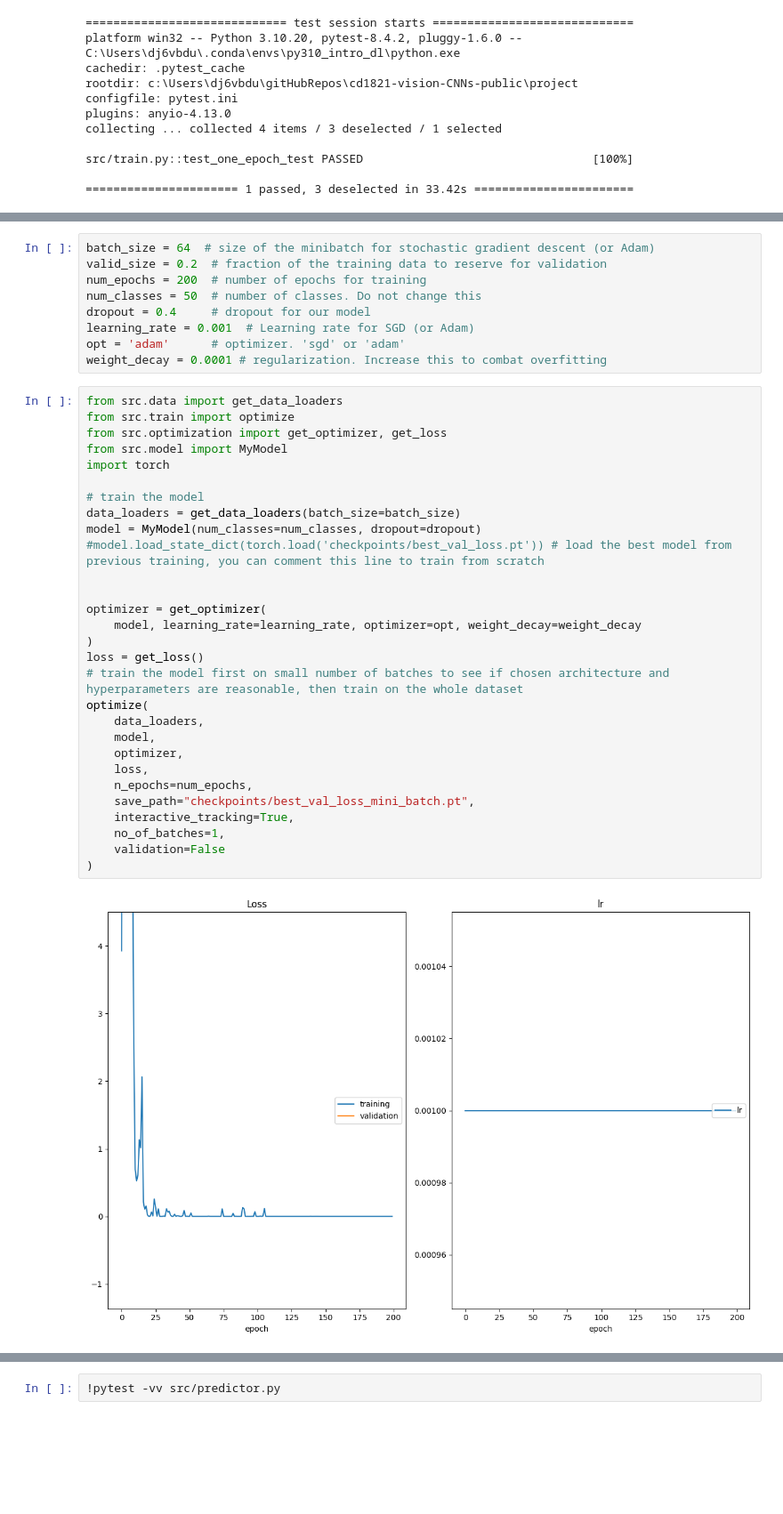
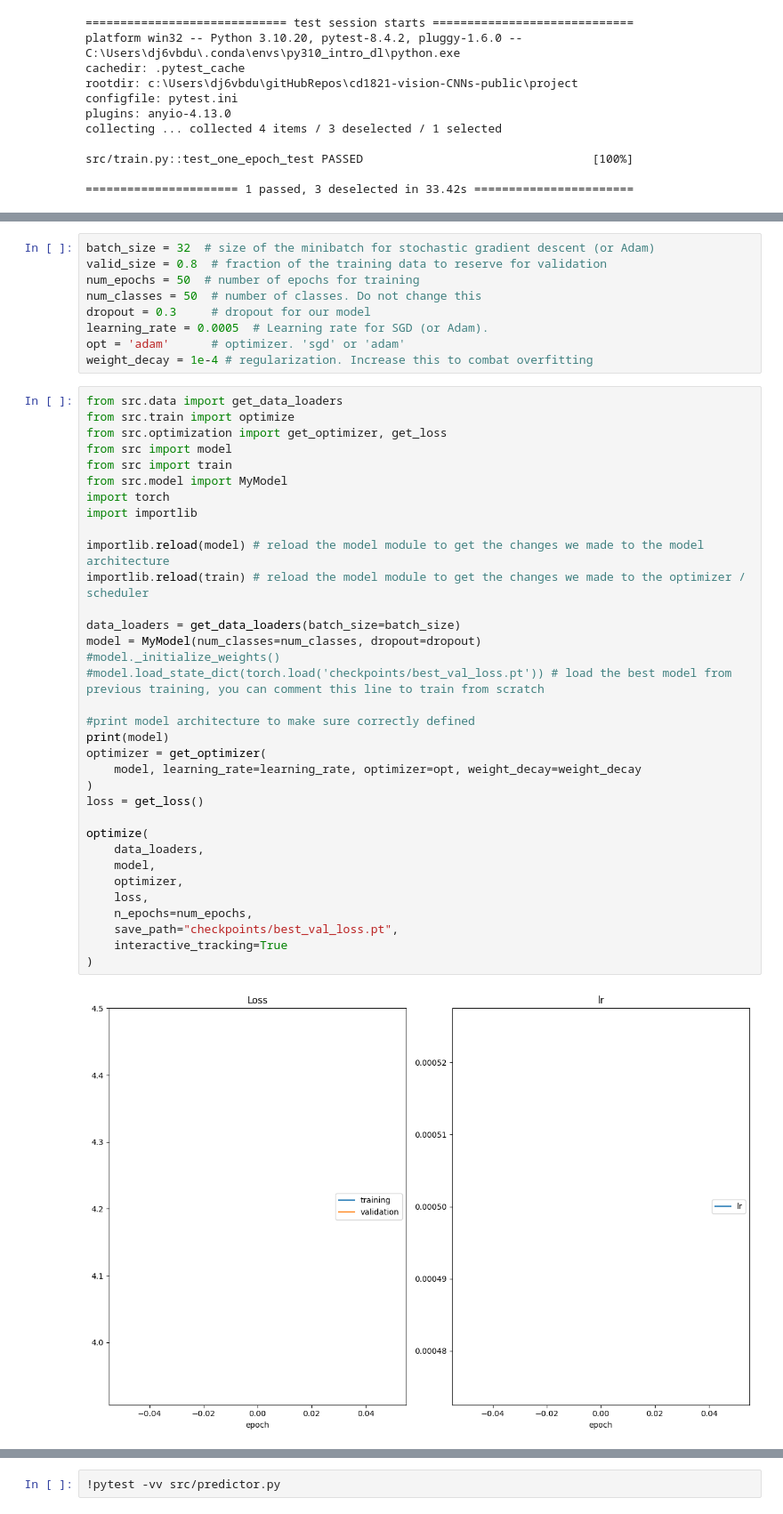
Before and after one commit to sam-khatab/cd1821-vision-CNNs-public, a Jupyter notebook: project/Project_Landmarks_Part1_CNNfromScratch__starter.ipynb, the cells around one changed output, grey strips where cells are left out. Shown at 89% size. Cells and saved outputs as stored; diff of their text form; blank space fills up the shorter version.

Commit message:
Updated model architecture used in part I

```diff
--- a/project/Project_Landmarks_Part1_CNNfromScratch__starter.ipynb
+++ b/project/Project_Landmarks_Part1_CNNfromScratch__starter.ipynb
@@ -323,42 +326,47 @@ Alright, good job getting here! Now it's time to see if all our hard work pays o
 
 Let's start by defining a few hyperparameters. Feel free to experiment with different values and try to optimize your model:
 # %%
-batch_size = 64  # size of the minibatch for stochastic gradient descent (or Adam)
-valid_size = 0.2  # fraction of the training data to reserve for validation
-num_epochs = 200  # number of epochs for training
+batch_size = 32  # size of the minibatch for stochastic gradient descent (or Adam)
+valid_size = 0.8  # fraction of the training data to reserve for validation
+num_epochs = 50  # number of epochs for training
 num_classes = 50  # number of classes. Do not change this
-dropout = 0.4     # dropout for our model
-learning_rate = 0.001  # Learning rate for SGD (or Adam)
+dropout = 0.3     # dropout for our model
+learning_rate = 0.0005  # Learning rate for SGD (or Adam).
 opt = 'adam'      # optimizer. 'sgd' or 'adam'
-weight_decay = 0.0001 # regularization. Increase this to combat overfitting
+weight_decay = 1e-4 # regularization. Increase this to combat overfitting
 # %%
 from src.data import get_data_loaders
 from src.train import optimize
 from src.optimization import get_optimizer, get_loss
+from src import model
+from src import train
 from src.model import MyModel
 import torch
+import importlib
 
-# train the model
+importlib.reload(model) # reload the model module to get the changes we made to the model architecture
+importlib.reload(train) # reload the model module to get the changes we made to the optimizer / scheduler
+
 data_loaders = get_data_loaders(batch_size=batch_size)
 model = MyModel(num_classes=num_classes, dropout=dropout)
+#model._initialize_weights()
 #model.load_state_dict(torch.load('checkpoints/best_val_loss.pt')) # load the best model from previous training, you can comment this line to train from scratch
 
-
+#print model architecture to make sure correctly defined
+print(model)
 optimizer = get_optimizer(
     model, learning_rate=learning_rate, optimizer=opt, weight_decay=weight_decay
 )
 loss = get_loss()
-# train the model first on small number of batches to see if chosen architecture and hyperparameters are reasonable, then train on the whole dataset
+
 optimize(
     data_loaders,
     model,
     optimizer,
     loss,
     n_epochs=num_epochs,
-    save_path="checkpoints/best_val_loss_mini_batch.pt",
-    interactive_tracking=True,
-    no_of_batches=1,
-    validation=False
+    save_path="checkpoints/best_val_loss.pt",
+    interactive_tracking=True
 )
 # %% [output]
-[figure, old version]
+[figure, new version]
```
Also changed, not shown: parts of 8 cells of this notebook, 2 other files.
